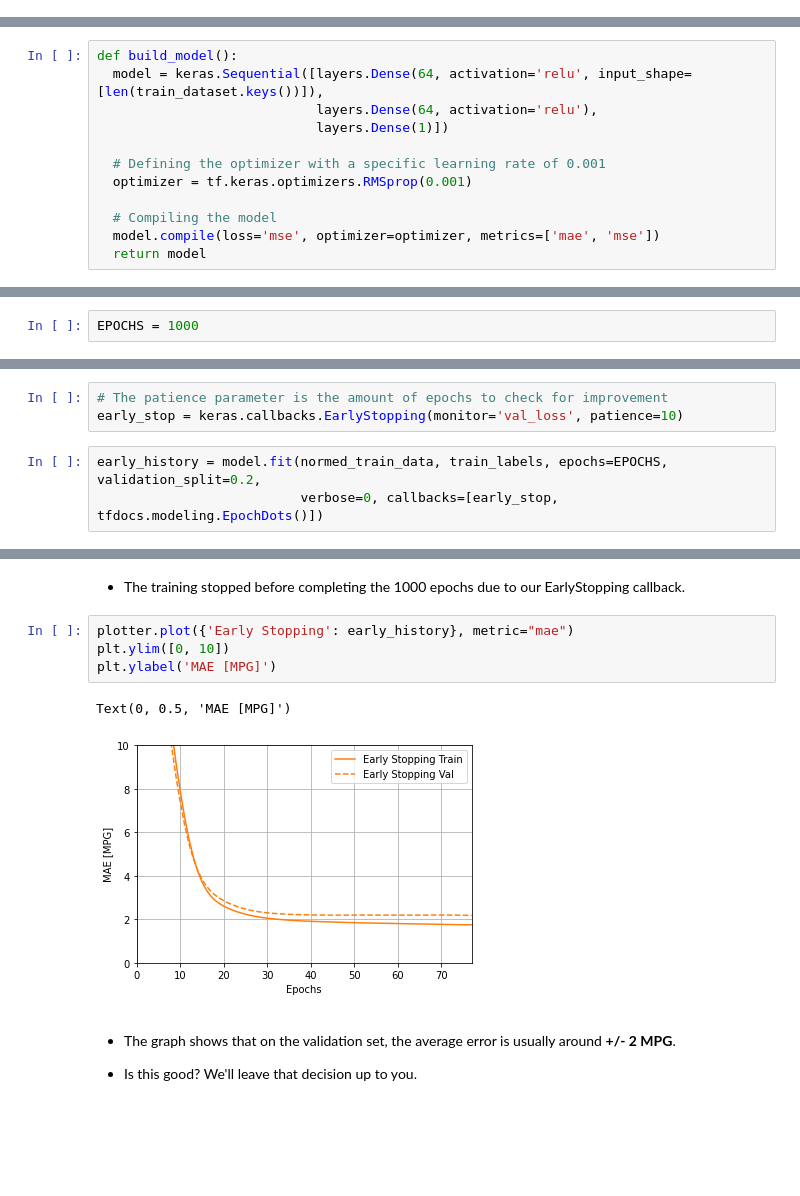
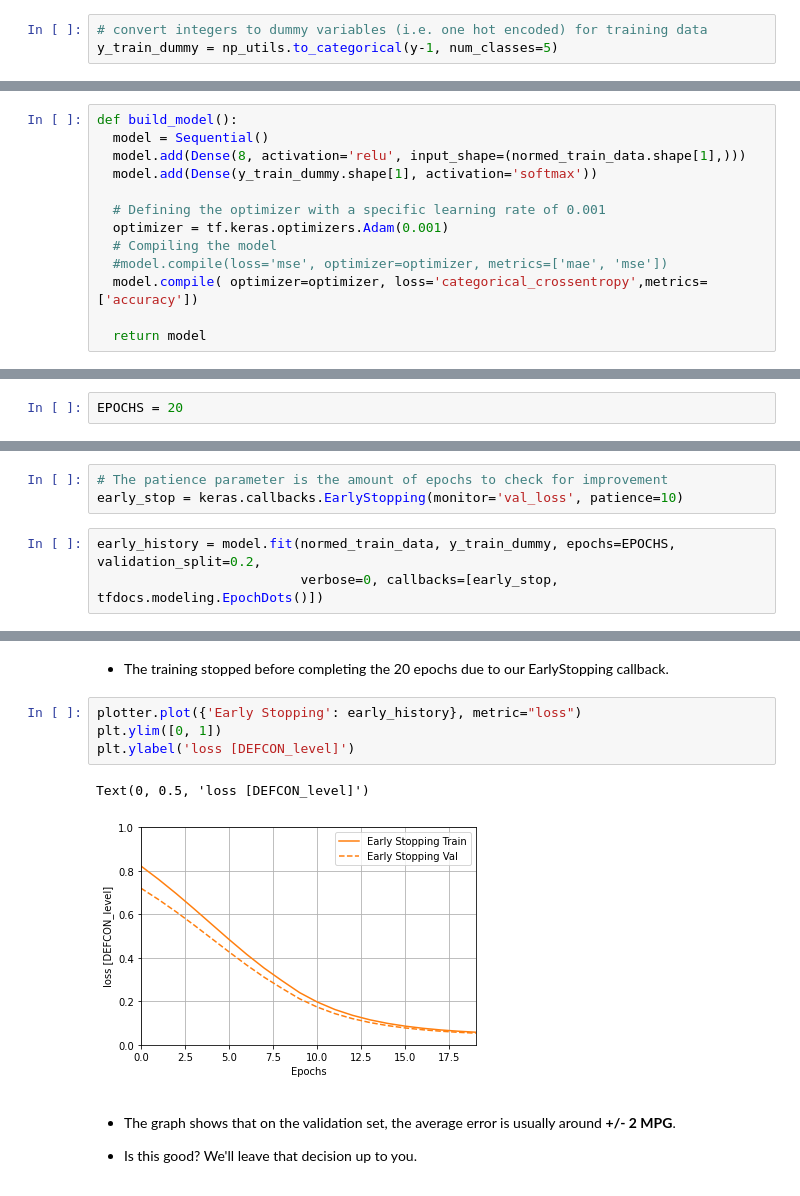
Before and after one commit to Archandra12/Deeplearning-Project, a Jupyter notebook: DEFCON.ipynb, the cells around one changed output, grey strips where cells are left out. Drawn from its saved outputs; the diff is of its cells as text; blank space fills up the shorter version.

```diff
--- a/DEFCON.ipynb
+++ b/DEFCON.ipynb
@@ -279,0 +305,3 @@ test_labels = test_dataset.pop('MPG')
+# %%
+# convert integers to dummy variables (i.e. one hot encoded) for training data
+y_train_dummy = np_utils.to_categorical(y-1, num_classes=5)
@@ -347,14 +385,15 @@ normed_train_data.describe()
 # %%
 def build_model():
-  model = keras.Sequential([layers.Dense(64, activation='relu', input_shape=[len(train_dataset.keys())]),
-                            layers.Dense(64, activation='relu'),
-                            layers.Dense(1)])
+  model = Sequential()
+  model.add(Dense(8, activation='relu', input_shape=(normed_train_data.shape[1],)))
+  model.add(Dense(y_train_dummy.shape[1], activation='softmax'))
 
   # Defining the optimizer with a specific learning rate of 0.001
-  optimizer = tf.keras.optimizers.RMSprop(0.001)
+  optimizer = tf.keras.optimizers.Adam(0.001)
+  # Compiling the model
+  #model.compile(loss='mse', optimizer=optimizer, metrics=['mae', 'mse'])
+  model.compile( optimizer=optimizer, loss='categorical_crossentropy',metrics=['accuracy'])
 
-  # Compiling the model
-  model.compile(loss='mse', optimizer=optimizer, metrics=['mae', 'mse'])
   return model
 # %%
 model = build_model()
@@ -415,5 +453,5 @@ array([[0.48484805],
 
   - We can change these as per our requirements in the callback.
 # %%
-EPOCHS = 1000
+EPOCHS = 20
 # %%
@@ -493,6 +517,6 @@ model = build_model()
 # The patience parameter is the amount of epochs to check for improvement
 early_stop = keras.callbacks.EarlyStopping(monitor='val_loss', patience=10)
 # %%
-early_history = model.fit(normed_train_data, train_labels, epochs=EPOCHS, validation_split=0.2,
+early_history = model.fit(normed_train_data, y_train_dummy, epochs=EPOCHS, validation_split=0.2,
                           verbose=0, callbacks=[early_stop, tfdocs.modeling.EpochDots()])
 # %% [output]
@@ -512,12 +536,12 @@ early_hist.tail()
 # %% [markdown]
-- The training stopped before completing the 1000 epochs due to our EarlyStopping callback.
+- The training stopped before completing the 20 epochs due to our EarlyStopping callback.
 # %%
-plotter.plot({'Early Stopping': early_history}, metric="mae")
-plt.ylim([0, 10])
-plt.ylabel('MAE [MPG]')
+plotter.plot({'Early Stopping': early_history}, metric="loss")
+plt.ylim([0, 1])
+plt.ylabel('loss [DEFCON_level]')
 # %% [output]
-Text(0, 0.5, 'MAE [MPG]')
+Text(0, 0.5, 'loss [DEFCON_level]')
-[figure, old version]
+[figure, new version]
 # %% [markdown]
 - The graph shows that on the validation set, the average error is usually around **+/- 2 MPG**.
 
```
Also changed, not shown: parts of 65 cells of this notebook.
